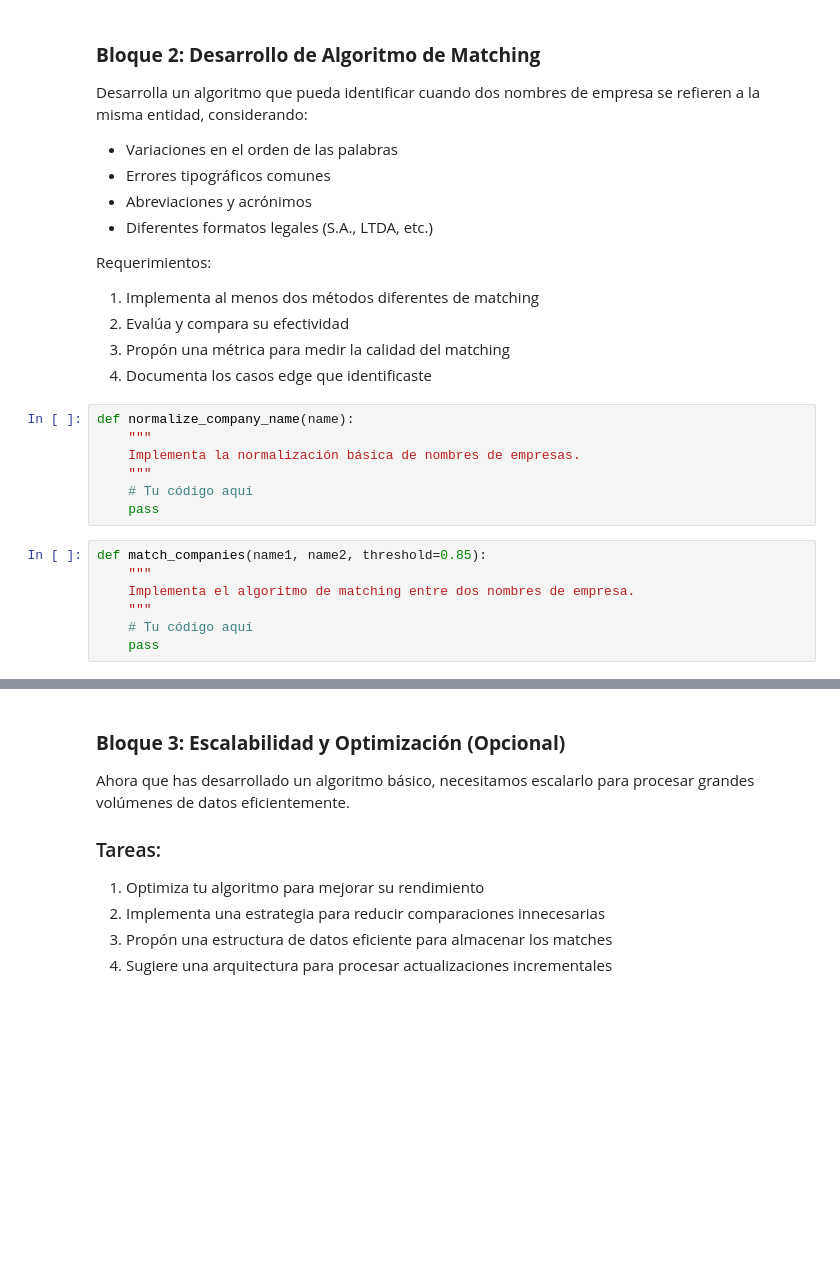
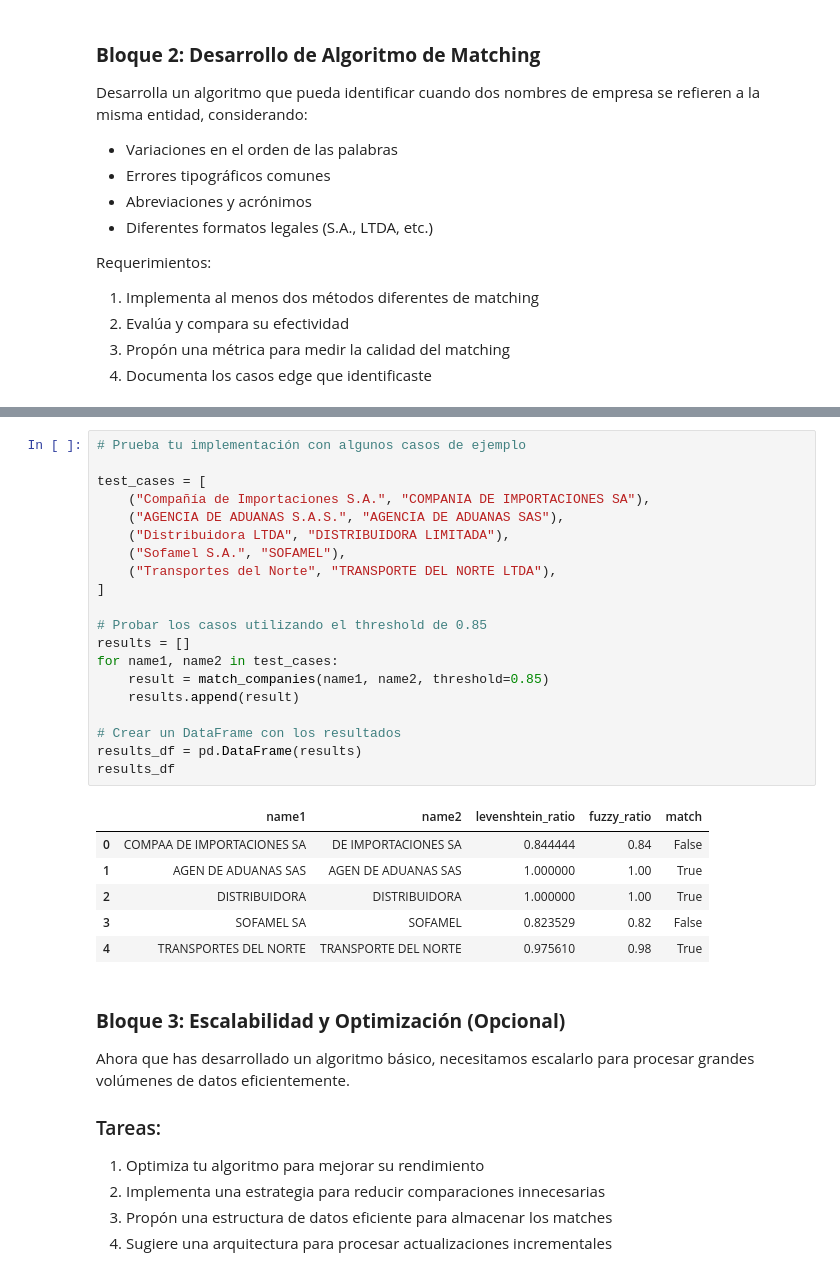
Before and after one commit to ehhidalgoc/etl-data-science-test, a Jupyter notebook: notebooks/01_exploratory_data_analysis.ipynb, the cells around one changed output, grey strips where cells are left out. Cells and saved outputs as stored; diff of their text form; blank space fills up the shorter version.

Commit message:
Prueba EH

```diff
--- a/notebooks/01_exploratory_data_analysis.ipynb
+++ b/notebooks/01_exploratory_data_analysis.ipynb
@@ -124,17 +215,3 @@ Requerimientos:
 2. Evalúa y compara su efectividad
 3. Propón una métrica para medir la calidad del matching
 4. Documenta los casos edge que identificaste
-# %%
-def normalize_company_name(name):
-    """
-    Implementa la normalización básica de nombres de empresas.
-    """
-    # Tu código aquí
-    pass
-# %%
-def match_companies(name1, name2, threshold=0.85):
-    """
-    Implementa el algoritmo de matching entre dos nombres de empresa.
-    """
-    # Tu código aquí
-    pass
@@ -143,3 +276,30 @@ def match_companies(name1, name2, threshold=0.85):
+# %%
+# Prueba tu implementación con algunos casos de ejemplo
+
+test_cases = [
+    ("Compañía de Importaciones S.A.", "COMPANIA DE IMPORTACIONES SA"),
+    ("AGENCIA DE ADUANAS S.A.S.", "AGENCIA DE ADUANAS SAS"),
+    ("Distribuidora LTDA", "DISTRIBUIDORA LIMITADA"),
+    ("Sofamel S.A.", "SOFAMEL"),
+    ("Transportes del Norte", "TRANSPORTE DEL NORTE LTDA"),
+]
+
+# Probar los casos utilizando el threshold de 0.85
+results = []
+for name1, name2 in test_cases:
+    result = match_companies(name1, name2, threshold=0.85)
+    results.append(result)
+
+# Crear un DataFrame con los resultados
+results_df = pd.DataFrame(results)
+results_df
+# %% [output]
+|  | name1 | name2 | levenshtein_ratio | fuzzy_ratio | match |
+| 0 | COMPAA DE IMPORTACIONES SA | DE IMPORTACIONES SA | 0.844444 | 0.84 | False |
+| 1 | AGEN DE ADUANAS SAS | AGEN DE ADUANAS SAS | 1.000000 | 1.00 | True |
+| 2 | DISTRIBUIDORA | DISTRIBUIDORA | 1.000000 | 1.00 | True |
+| 3 | SOFAMEL SA | SOFAMEL | 0.823529 | 0.82 | False |
+| 4 | TRANSPORTES DEL NORTE | TRANSPORTE DEL NORTE | 0.975610 | 0.98 | True |
 # %% [markdown]
 ### **Bloque 3: Escalabilidad y Optimización (Opcional)**
 
```
Also changed, not shown: parts of 23 cells of this notebook.
